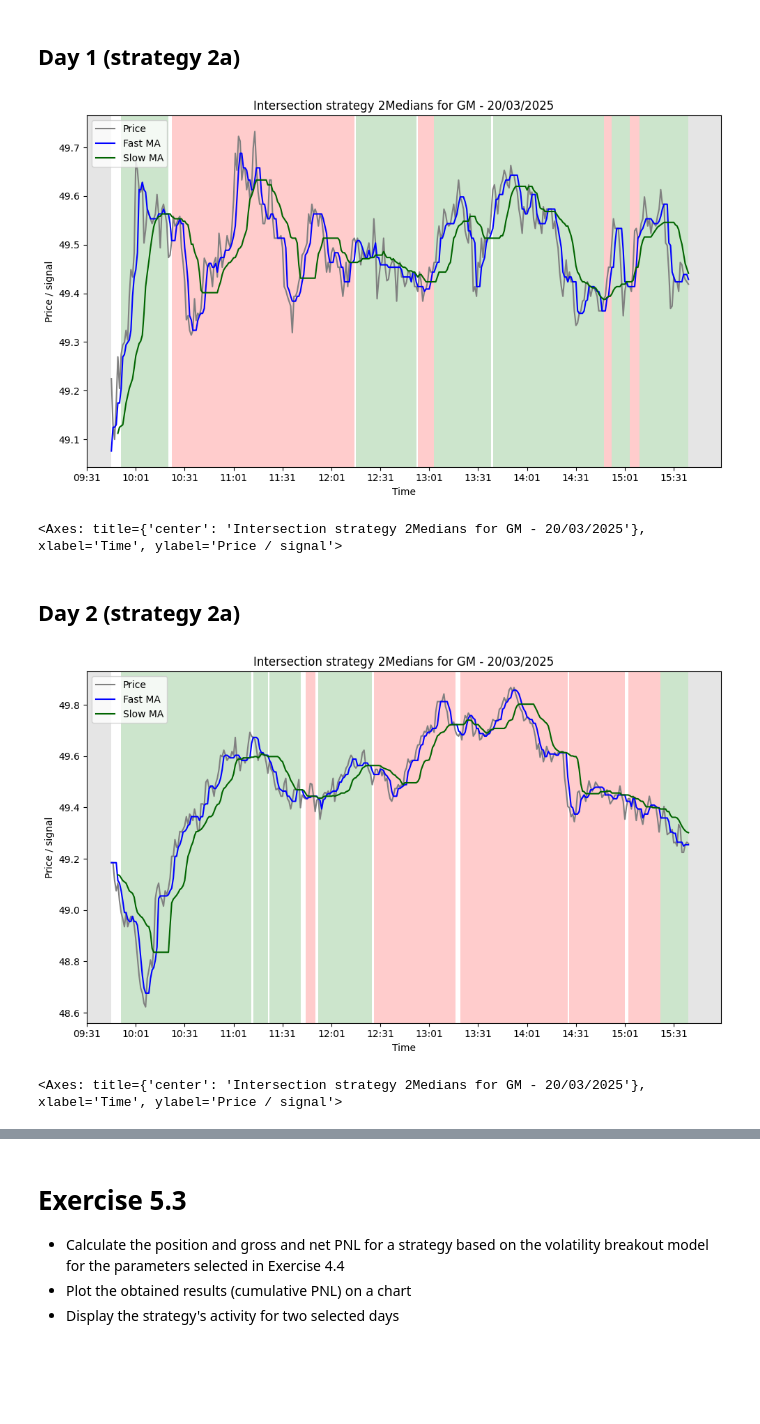
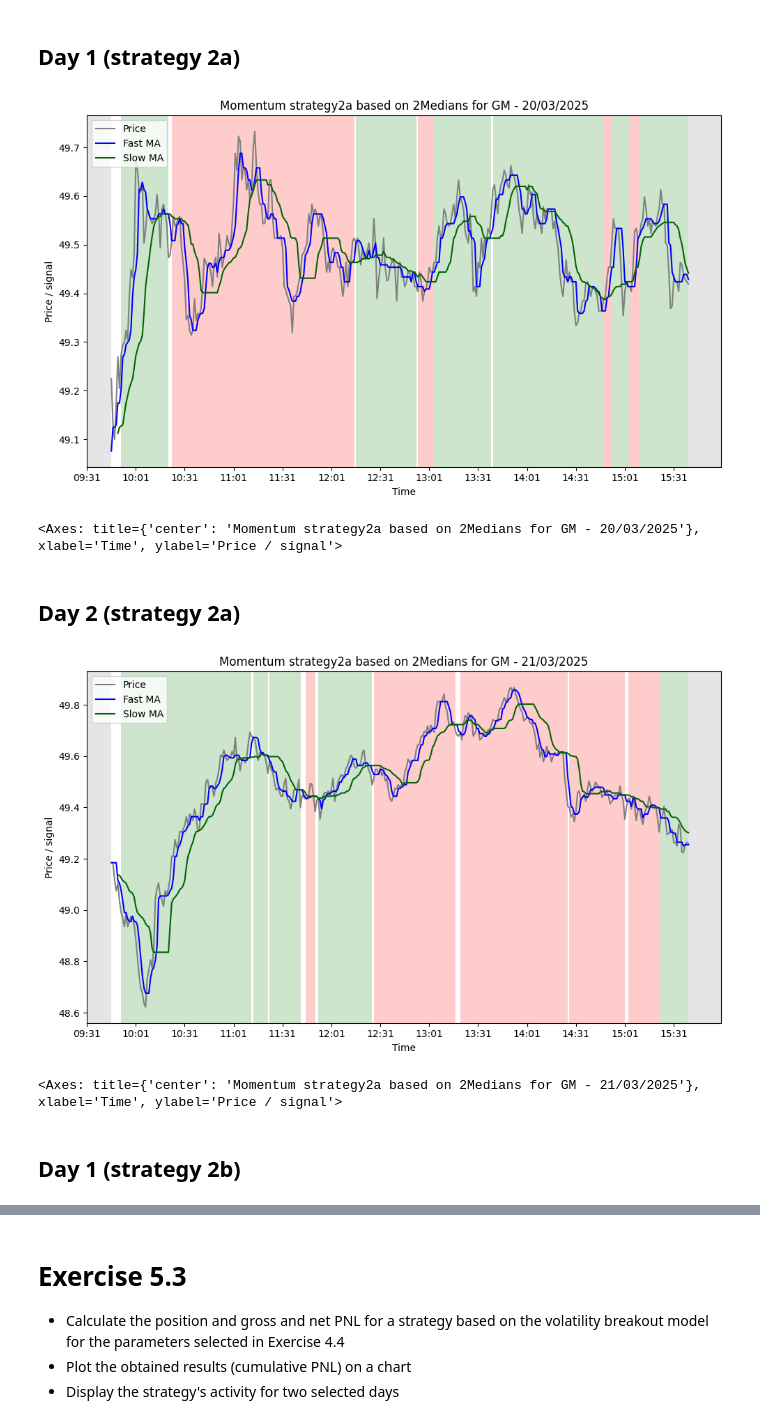
Before and after one commit to Shahahaha11/HFT-WNE, a Jupyter notebook: 05/HFD_05.ipynb, the cells around one changed output, grey strips where cells are left out. Drawn from its saved outputs; the diff is of its cells as text; code cells hidden in the pictures; blank space fills up the shorter version.

```diff
--- a/05/HFD_05.ipynb
+++ b/05/HFD_05.ipynb
@@ -314,5 +292,27 @@ for i in range(len(dataUSA_GM_GE)):
 
 # final series
 cond2a_med_intr = pd.Series(cond2a_med_intr)
+# %%
+# Strategy 2b : Mean-reverting variant
+cond2b_med_intr = []
+current = np.nan
+
+for i in range(len(dataUSA_GM_GE)):
+
+    # intersection check (two periods back)
+    if i >= 2 and abs(dataUSA_GM_GE['med_short'].iloc[i-2] - dataUSA_GM_GE['med_long'].iloc[i-2]) < 0.0004:    # <<--------- here
+
+        # fresh signal based on one-period-back inequality
+        if dataUSA_GM_GE['med_short'].iloc[i-1] > dataUSA_GM_GE['med_long'].iloc[i-1]:
+            current = -1
+        elif dataUSA_GM_GE['med_short'].iloc[i-1] < dataUSA_GM_GE['med_long'].iloc[i-1]:
+            current = 1
+        else:
+            current = np.nan   # equal → no position
+
+    cond2b_med_intr.append(current)
+
+# final series
+cond2b_med_intr = pd.Series(cond2b_med_intr)
 # %% [markdown]
 ## Strategy 2a
@@ -339,8 +340,11 @@ dataUSA_GM_GE['position_2a'] = np.where(
         lagprice_nonmiss & lagsmed5_nonmiss & lagsmed20_nonmiss,
         cond2a_med_intr,
         np.nan)
+dataUSA_GM_GE['position_2b'] = np.where(
+        lagprice_nonmiss & lagsmed5_nonmiss & lagsmed20_nonmiss,
+        cond2b_med_intr,
+        np.nan)
 
-# 2) turn that into held position
 dataUSA_GM_GE.iloc[180:190,]
 # %% [output]
 |  | close_GM | close_GE | close_GM_EMA10 | med_short | med_long | vol_mad10 | close_GM_SMA20 | position1_mom | ... |
@@ -359,12 +363,17 @@ dataUSA_GM_GE.iloc[180:190,]
 # setting the starting and ending times
 dataUSA_GM_GE.loc[dataUSA_GM_GE.between_time("09:30", "09:45").index,['position_2a']] = 0
 dataUSA_GM_GE.loc[dataUSA_GM_GE.between_time("15:40", "16:00").index,['position_2a']] = 0
+dataUSA_GM_GE.loc[dataUSA_GM_GE.between_time("09:30", "09:45").index,['position_2b']] = 0
+dataUSA_GM_GE.loc[dataUSA_GM_GE.between_time("15:40", "16:00").index,['position_2b']] = 0
 # %%
 # Gross PnL and net PnL
 dataUSA_GM_GE['pnl_gross_2a'] = (dataUSA_GM_GE['close_GM'].diff() * dataUSA_GM_GE['position_2a'])
+dataUSA_GM_GE['pnl_gross_2b'] = (dataUSA_GM_GE['close_GM'].diff() * dataUSA_GM_GE['position_2b'])
 
 dataUSA_GM_GE['pnl_gross_2a'] = dataUSA_GM_GE['pnl_gross_2a'].fillna(0)
+dataUSA_GM_GE['pnl_gross_2b'] = dataUSA_GM_GE['pnl_gross_2b'].fillna(0)
 
 
 dataUSA_GM_GE['ntrans2'] = dataUSA_GM_GE['position_2a'].diff().abs()
-dataUSA_GM_GE['pnl_net_2a'] = (dataUSA_GM_GE['pnl_gross_2a'] - 1.5 * dataUSA_GM_GE['ntrans2'])
+dataUSA_GM_GE['pnl_net2a'] = (dataUSA_GM_GE['pnl_gross_2a'] - 1.5 * dataUSA_GM_GE['ntrans2'])
+dataUSA_GM_GE['pnl_net2b'] = (dataUSA_GM_GE['pnl_gross_2b'] - 1.5 * dataUSA_GM_GE['ntrans2'])
@@ -390,20 +414,20 @@ plt.grid()
 # %%
 # Display the strategy's activity for two selected days
 from functions.plot_positions import plot_positions_2mas
 
 plot_positions_2mas(
     data_plot=dataUSA_GM_GE,
     date_plot='2025-03-20',
     col_price='close_GM',
     col_fma='med_short',
     col_sma='med_long',
     col_pos='position_2a',
-    title='Intersection strategy 2Medians for GM - 20/03/2025',
+    title='Momentum strategy2a based on 2Medians for GM - 20/03/2025',
     save_graph=False
 )
 # %% [output]
-[figure, old version]
+[figure, new version]
-<Axes: title={'center': 'Intersection strategy 2Medians for GM - 20/03/2025'}, xlabel='Time', ylabel='Price / signal'>
+<Axes: title={'center': 'Momentum strategy2a based on 2Medians for GM - 20/03/2025'}, xlabel='Time', ylabel='Price / signal'>
 # %% [markdown]
 ## Day 2 (strategy 2a)
 # %%
@@ -414,9 +438,11 @@ plot_positions_2mas(
     col_fma='med_short',
     col_sma='med_long',
     col_pos='position_2a',
-    title='Intersection strategy 2Medians for GM - 20/03/2025',
+    title='Momentum strategy2a based on 2Medians for GM - 21/03/2025',
     save_graph=False
 )
 # %% [output]
-[figure, old version]
+[figure, new version]
-<Axes: title={'center': 'Intersection strategy 2Medians for GM - 20/03/2025'}, xlabel='Time', ylabel='Price / signal'>
+<Axes: title={'center': 'Momentum strategy2a based on 2Medians for GM - 21/03/2025'}, xlabel='Time', ylabel='Price / signal'>
+# %% [markdown]
+## Day 1 (strategy 2b)
```
Also changed, not shown: parts of 22 cells of this notebook, 2 other files.
